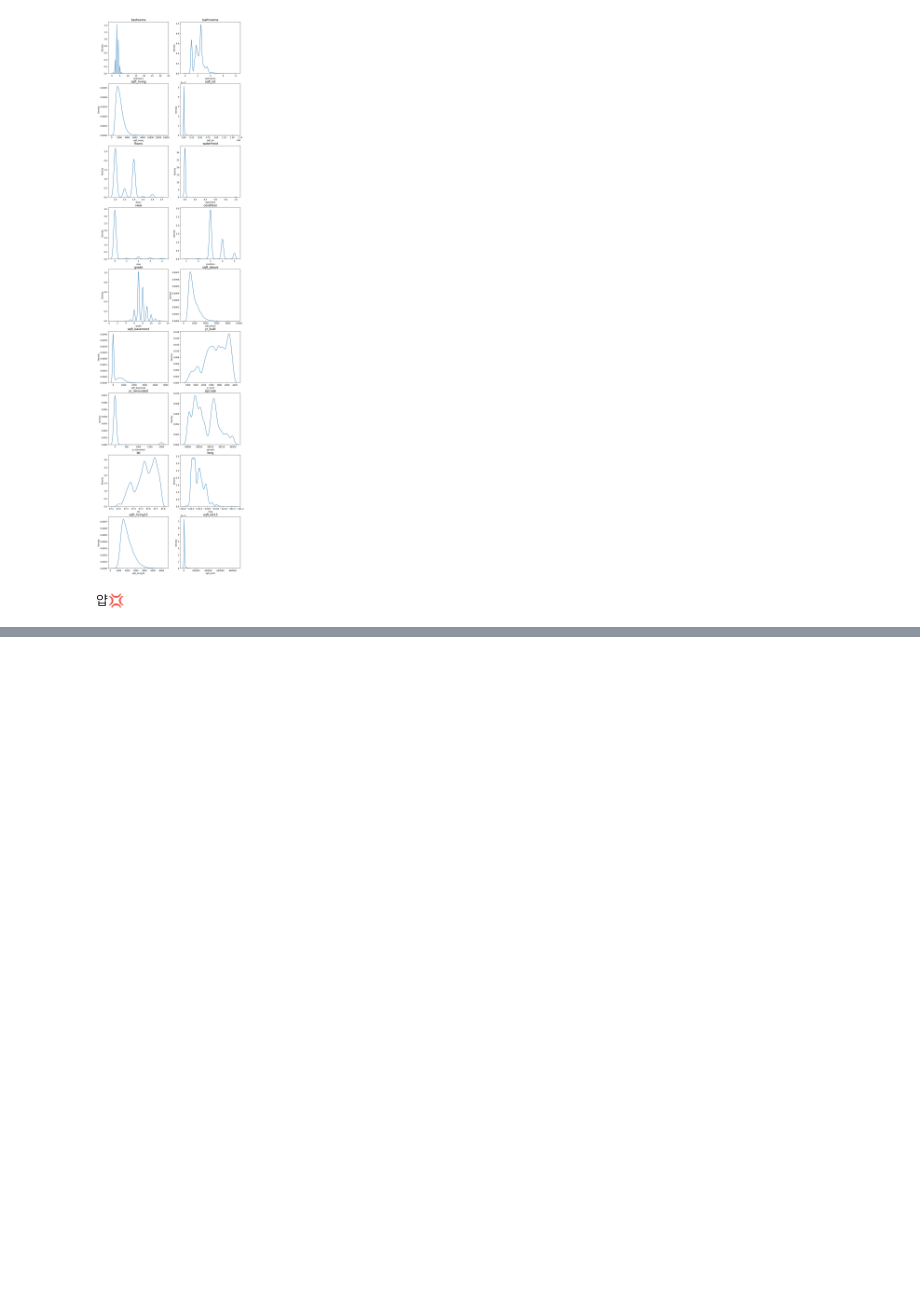
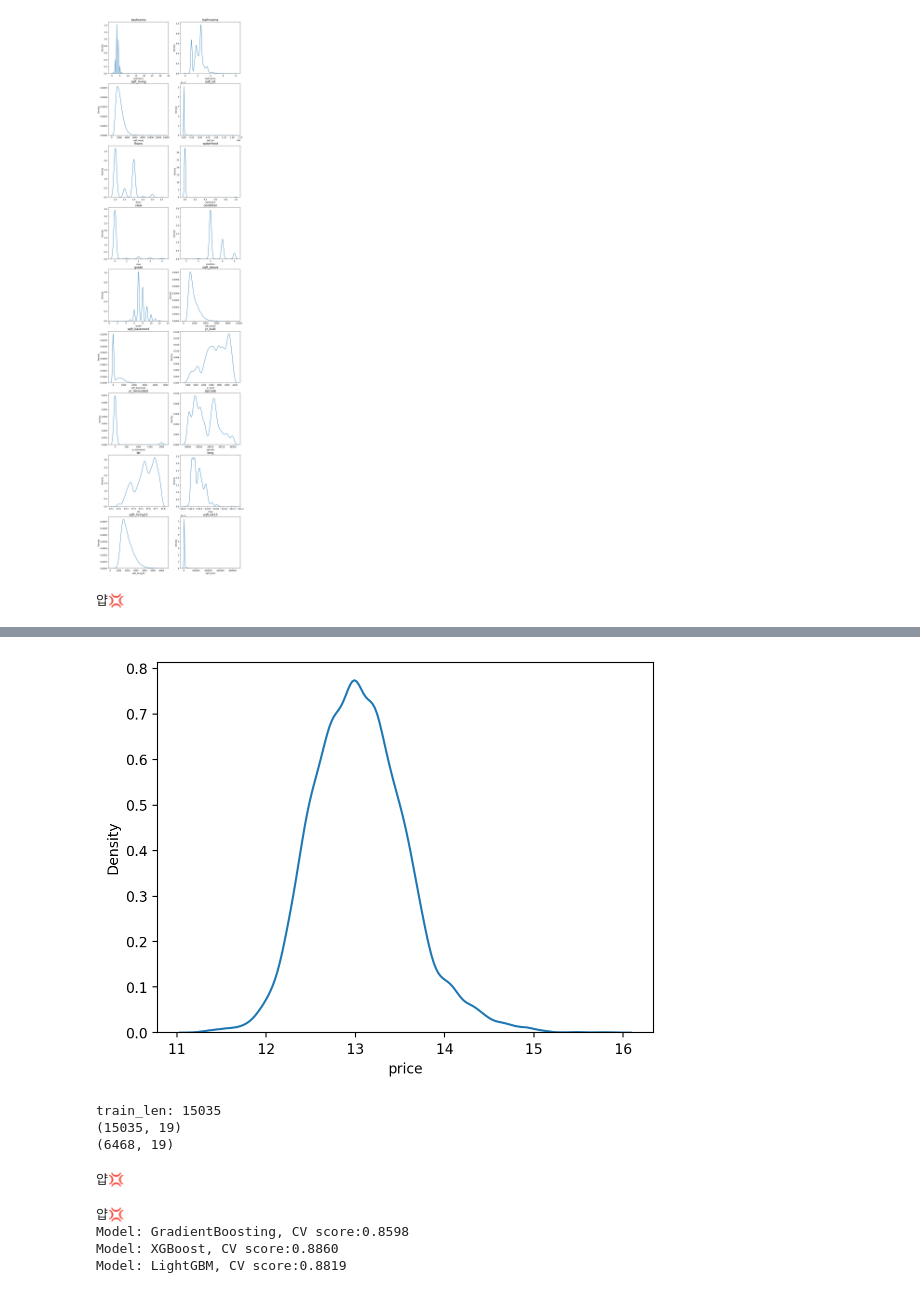
Before and after one commit to KimmyGibbs/study_record_of_aiffel, a Jupyter notebook: EXPLORATION_RS5/lectures/example_3rd.ipynb, the cells around one changed output, grey strips where cells are left out. Saved outputs shown, nothing was run; the diff lists cells and outputs as text; code cells hidden in the pictures; blank space fills up the shorter version.

```diff
--- a/EXPLORATION_RS5/lectures/example_3rd.ipynb
+++ b/EXPLORATION_RS5/lectures/example_3rd.ipynb
@@ -259,0 +306,20 @@ print('얍💢')
+# %%
+# df['price']의 로그 분포
+y_log_transformation = np.log1p(y)
+
+sns.kdeplot(y_log_transformation)
+plt.show()
+# %% [output]
+[figure, added]
+# %%
+# 기존 train_len를 활용하여 데이터를 학습 데이터(x), 추론 데이터(sub)에 저장하기
+print(f"train_len: {train_len}")
+sub = data.iloc[train_len:, :]
+x = data.iloc[:train_len, :]
+
+print(x.shape)
+print(sub.shape)
+# %% [output]
+train_len: 15035
+(15035, 19)
+(6468, 19)
@@ -259,0 +360,29 @@ print('얍💢')
+# %%
+# 회귀 문제를 예측 결과 평균(Average Blending)으로 접근하여 푸는 방법 예시
+# 부스팅 계열 모델 (gboost, xgboost, lightgbm)을 사용
+
+gboost = GradientBoostingRegressor(random_state=2019)
+xgboost = xgb.XGBRegressor(random_state=2019)
+lightgbm = lgb.LGBMRegressor(random_state=2019)
+
+models = [{'model':gboost, 'name':'GradientBoosting'}, {'model':xgboost, 'name':'XGBoost'},
+          {'model':lightgbm, 'name':'LightGBM'}]
+
+print('얍💢')
+# %% [output]
+얍💢
+# %%
+# 교차 검증(Cross validation)을 통한 모델 성능 평가 기본
+def get_cv_score(models):
+    kfold = KFold(n_splits=5).get_n_splits(x.values)
+    for m in models:
+        CV_score = np.mean(cross_val_score(m['model'], X=x.values, y=y, cv=kfold))
+        print(f"Model: {m['name']}, CV score:{CV_score:.4f}")
+print('얍💢')
+# 부스팅 계열 모델 테스트 3가지에 대한 스코어 값 계산됨
+get_cv_score(models)
+# %% [output]
+얍💢
+Model: GradientBoosting, CV score:0.8598
+Model: XGBoost, CV score:0.8860
+Model: LightGBM, CV score:0.8819
```
Also changed, not shown: parts of 54 cells of this notebook.
